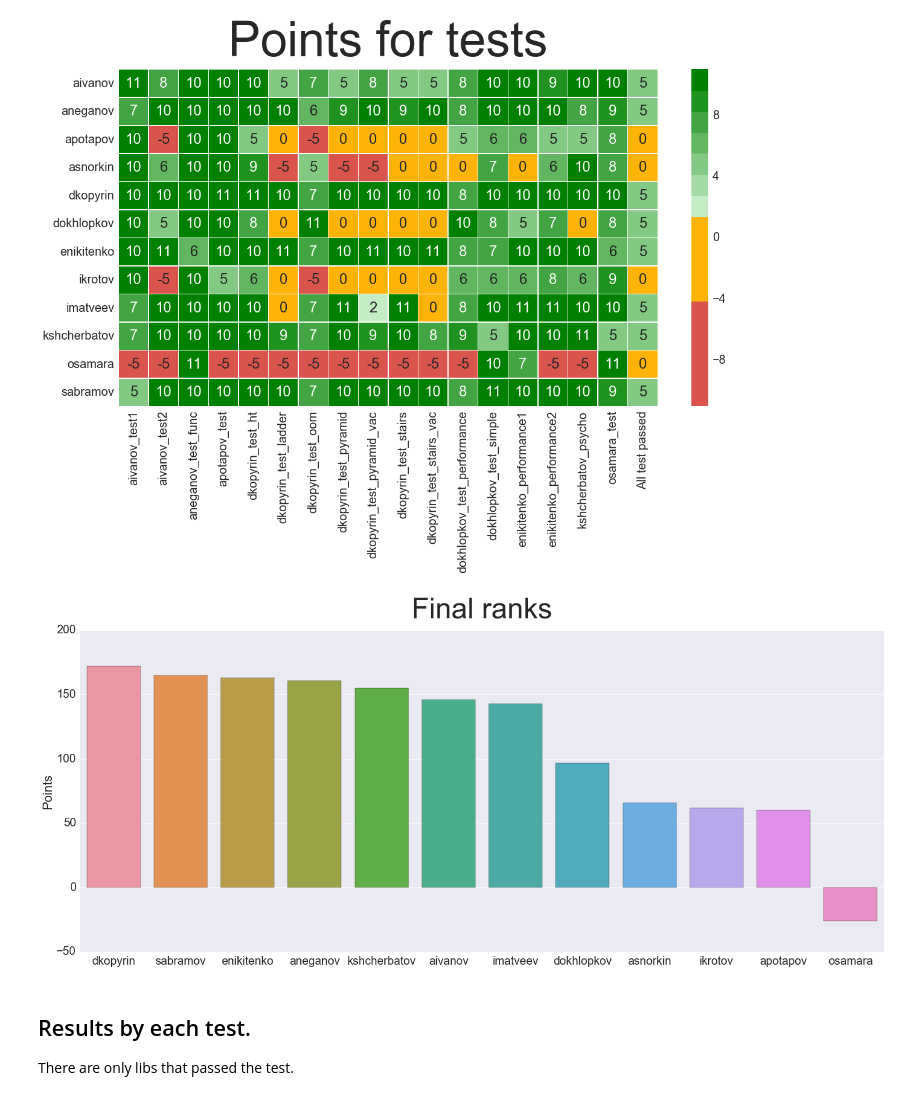
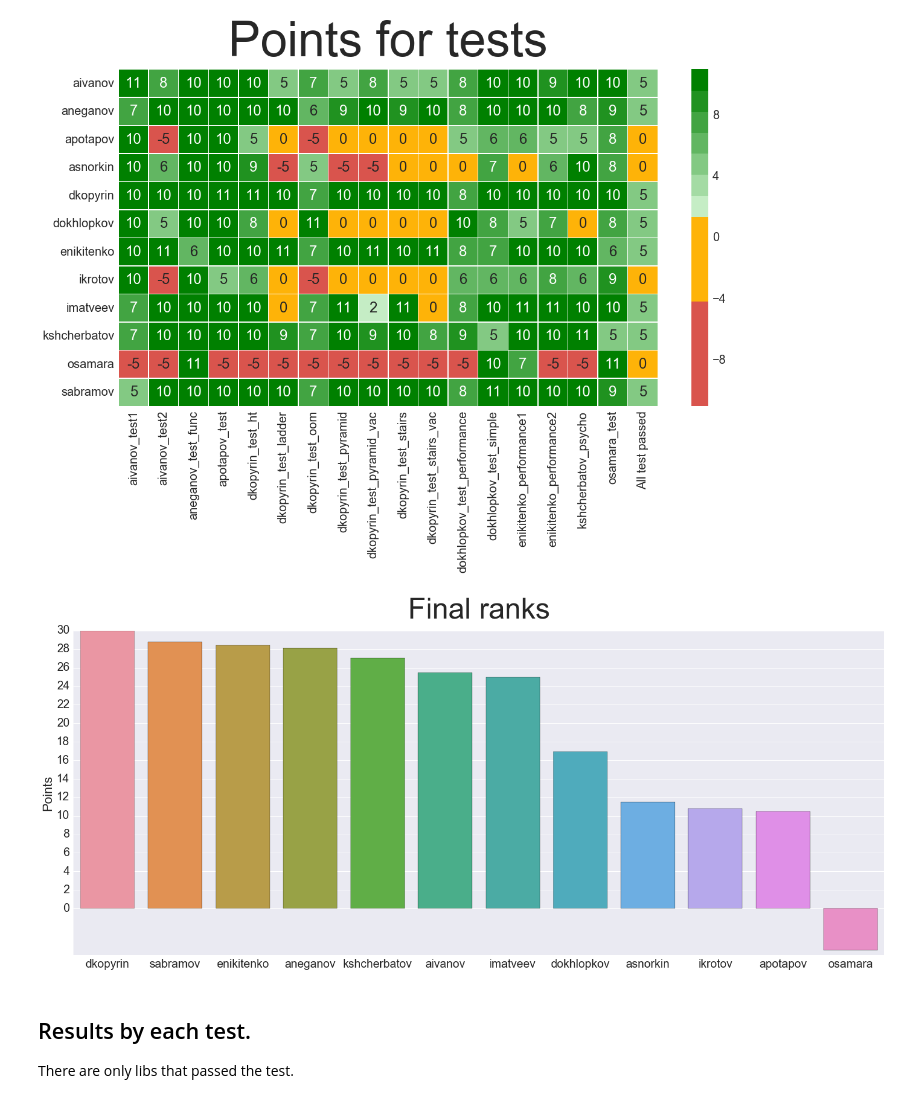
Before and after one commit to annamel/acroparallels2016, a Jupyter notebook: tester/test_results.ipynb, the cells around one changed output. Drawn from its saved outputs; the diff is of its cells as text; code cells hidden in the pictures.

Commit message:
add normalization for final ranks
Now final points are in interval from 0 to 30. That will help @annam to
put marks.

```diff
--- a/tester/test_results.ipynb
+++ b/tester/test_results.ipynb
@@ -137,17 +137,21 @@ plt.show()
 # """)
 # %%
 ranks["sum"] = ranks.sum(axis=1)
+max_score = ranks["sum"].max()
+ranks["sum"] = ranks["sum"] * 30 / max_score
+
 
 ranks.sort_values(by=['sum'], ascending=False, inplace=True)
 # %%
 plt.figure(figsize=(25, 10))
 sns.set(font_scale=2)
 sns.plt.title("Final ranks", fontsize=50, y=1.03)
 sns.barplot(y=ranks["sum"], x=ranks.index)
 plt.ylabel('Points')
+plt.yticks([i*2 for i in range(16)])
 plt.show()
 # %% [output]
-[figure, old version]
+[figure, new version]
 # %% [markdown]
 ## Results by each test.
 There are only libs that passed the test.
```
Also changed, not shown: parts of 1 cell of this notebook.
